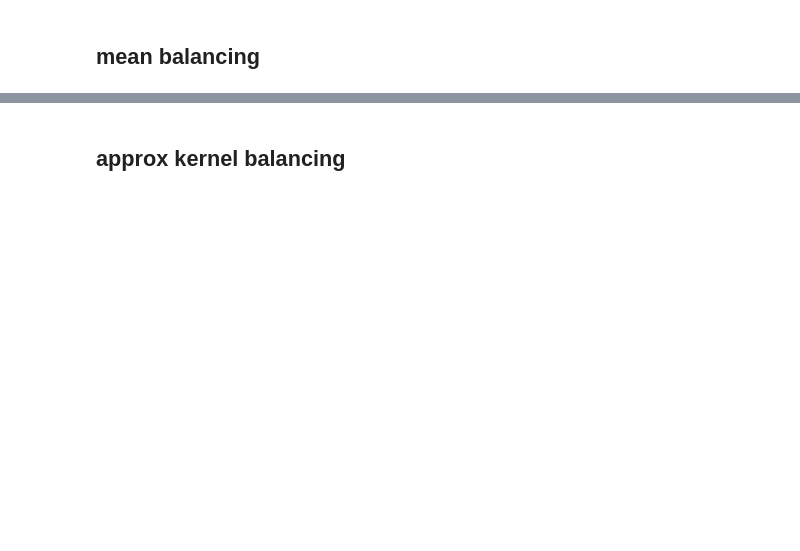
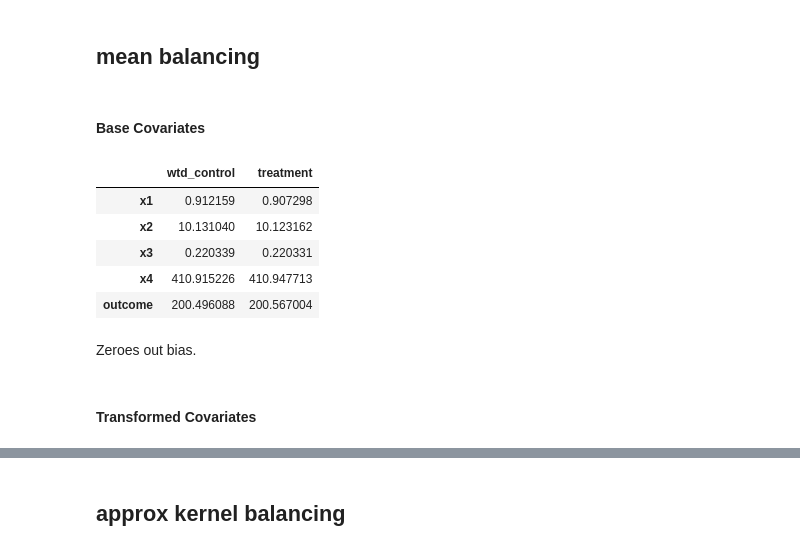
Before and after one commit to apoorvalal/cbpys, a Jupyter notebook: examples/ks.ipynb, the cells around one changed output, grey strips where cells are left out. Saved outputs shown, nothing was run; the diff lists cells and outputs as text; code cells hidden in the pictures; blank space fills up the shorter version.

```diff
--- a/examples/ks.ipynb
+++ b/examples/ks.ipynb
@@ -41,6 +47,38 @@ df.groupby("treatment")[xyn].mean().T
 | outcome | 219.997301 | 200.567004 |
 # %% [markdown]
 ## mean balancing
+# %% [markdown]
+#### Base Covariates
+# %%
+normalised_x = df[zn].values
+X_ = normalised_x
+
+cbps = cbpys.CBPS(
+    X=X_,
+    W=w,
+    estimand="ATT",
+    intercept=True,
+    noi=False,
+    niter=10000,
+    svd=None,
+)
+weights = cbps.weights(numpy=True)
+
+pd.DataFrame(np.c_[
+  np.average(df.query("treatment == 0")[xyn].values, weights=weights, axis=0),
+  df.query("treatment == 1")[xyn].mean().values,
+], index = xyn, columns=["wtd_control", "treatment"])
+# %% [output]
+|  | wtd_control | treatment |
+| x1 | 0.912159 | 0.907298 |
+| x2 | 10.131040 | 10.123162 |
+| x3 | 0.220339 | 0.220331 |
+| x4 | 410.915226 | 410.947713 |
+| outcome | 200.496088 | 200.567004 |
+# %% [markdown]
+Zeroes out bias.
+# %% [markdown]
+#### Transformed Covariates
 # %%
 normalised_x = df[xn].values
 X_ = normalised_x
```
Also changed, not shown: parts of 12 cells of this notebook.
